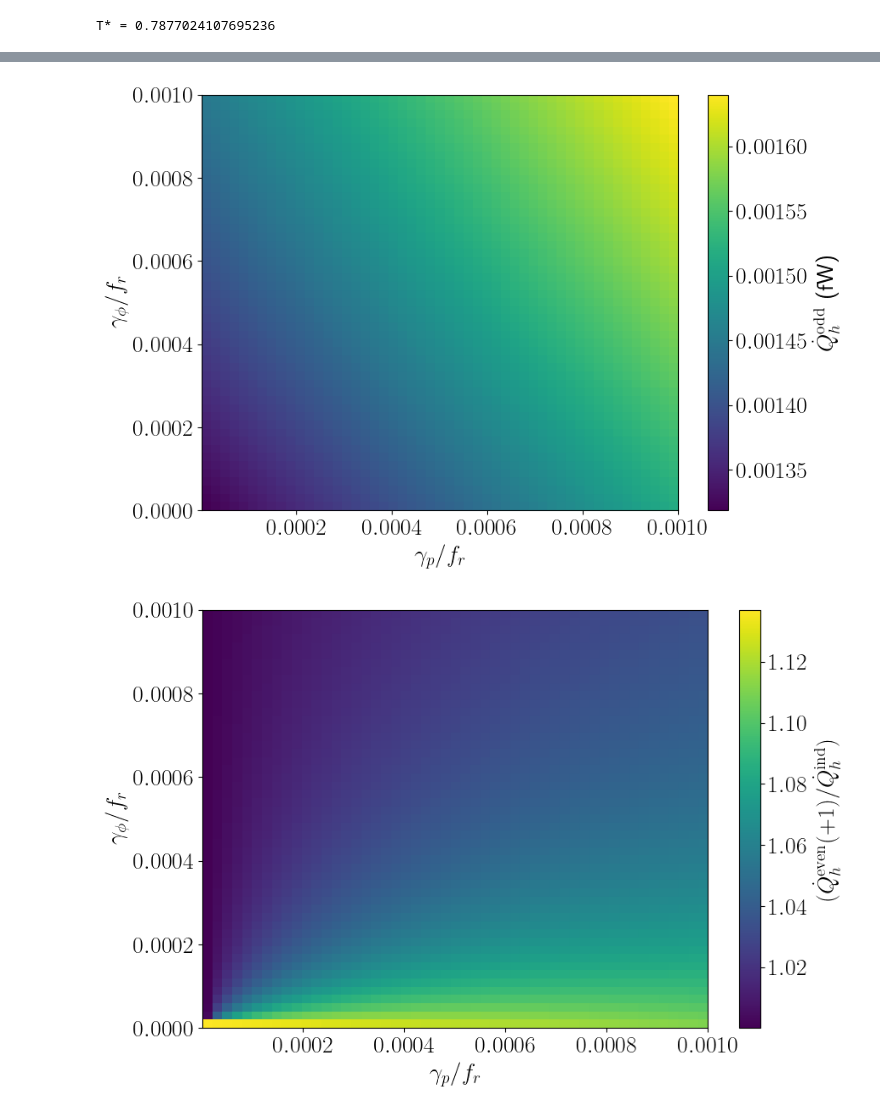
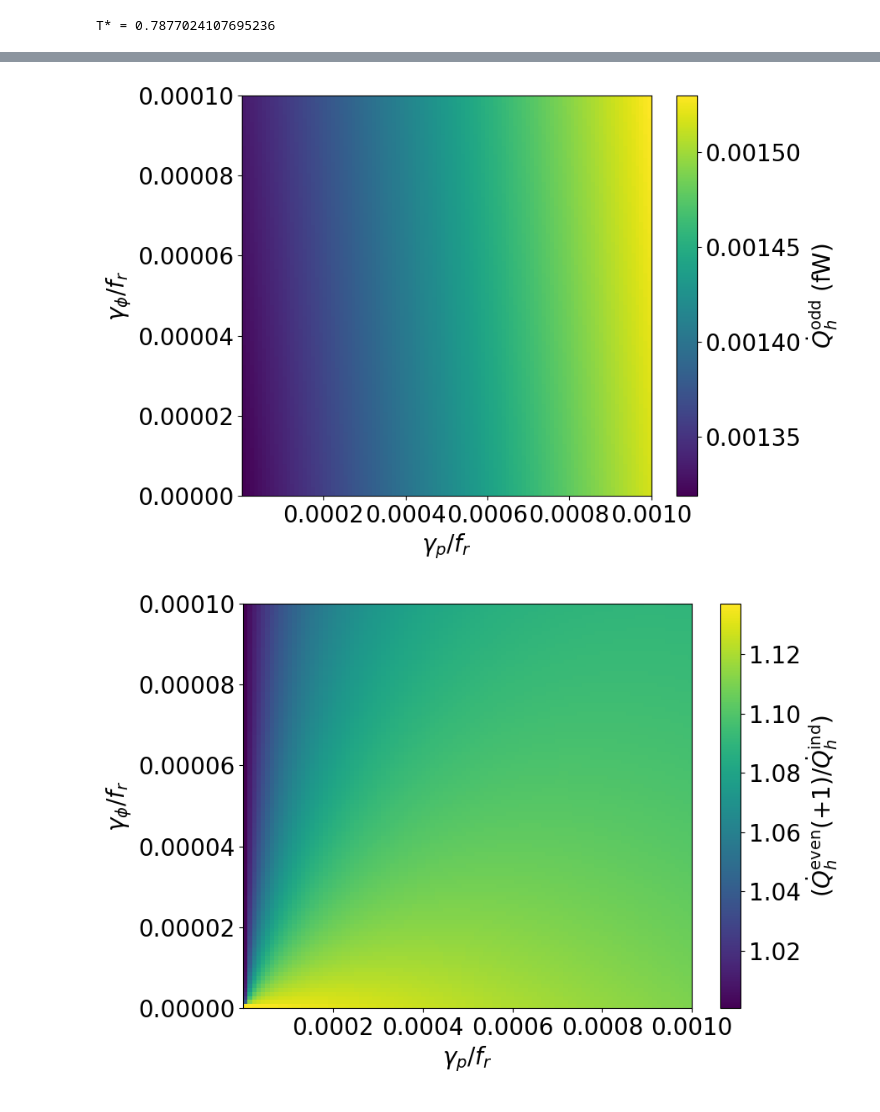
Before and after one commit to foysalx/TwoQubitHeatValve, a Jupyter notebook: Results_Even_Odd_Parity_Formulation (1).ipynb, the cells around one changed output, grey strips where cells are left out. Drawn from its saved outputs; the diff is of its cells as text; code cells hidden in the pictures.

```diff
--- a/Results_Even_Odd_Parity_Formulation (1).ipynb
+++ b/Results_Even_Odd_Parity_Formulation (1).ipynb
@@ -1171,6 +1156,6 @@ plt.show()
 # %%
 N10 = 1000
-gamma_p_10 = 0  # Parasitic bath relaxation
+gamma_p_10 = 0.001  # Parasitic bath relaxation
 gamma_deph_10  = np.linspace(0.001, 0.1, N10)  # Pure dephasing (σ_z)
 gamma_h_10 = 0.0075
 gamma_c_10 = gamma_h_10
@@ -1294,6 +1279,9 @@ Ratio_even_11 = np.zeros(N11)   # enhancement factor for even case (-1)
 Rho_coh_sup_11 = np.zeros(N11)
 Rho_coh_sub_11 = np.zeros(N11)
 Rho_coh_mup_11 = np.zeros(N11)
+Rho_tot_sup_11 = np.zeros((N11, 4, 4))
+Rho_tot_sub_11 = np.zeros((N11, 4, 4))
+Rho_tot_mup_11 = np.zeros((N11, 4, 4))
 
 
 for k, gh in enumerate(gamma_h_11):
@@ -1317,6 +1305,7 @@ for k, gh in enumerate(gamma_h_11):
         w0, Qf_11
     )
     Q_coll_sup_11[k] = QH.Current_coll(1, 1.02, rho_coll_sup, T_h_11, gh, w0, Qf_11, Jm_h, Jp_h)
+    Rho_tot_sup_11[k, :, :] = np.real(rho_coll_sup.full())
     Rho_coh_sup_11[k] = np.real(rho_coll_sup[1][2])
 
 
@@ -1331,6 +1320,7 @@ for k, gh in enumerate(gamma_h_11):
         w0, Qf_11
     )
     Q_coll_sub_11[k] = QH.Current_coll(1, 1.02, rho_coll_sub, T_h_11, gh, w0, Qf_11, Jm_h, Jp_h)
+    Rho_tot_sub_11[k, :, :] = np.real(rho_coll_sub.full())
     Rho_coh_sub_11[k] = np.real(rho_coll_sub[1][2])
 
 
@@ -1346,6 +1336,7 @@ for k, gh in enumerate(gamma_h_11):
         w0, Qf_11
     )
     Q_coll_even_11[k] = QH.Current_coll(1, 1.02, rho_coll_even_4, T_h_11, gh, w0, Qf_11, Jm_c, Jp_c)
+    Rho_tot_mup_11[k, :, :] = np.real(rho_coll_even_4.full())
     Rho_coh_mup_11[k] = np.real(rho_coll_even_4[1][2])
 
 
@@ -1475,6 +1478,6 @@ plt.show()
 # %%
-Npd = 51
-gamma_deph_pd = np.linspace(0, 0.001, Npd)  # Parasitic bath relaxation
+Npd = 101
+gamma_deph_pd = np.linspace(0, 0.001/10, Npd)  # Parasitic bath relaxation
 gamma_para_pd  = np.linspace(0.000001, 0.001, Npd)  # Pure dephasing (σ_z)
 
 # Temperatures  (ℏ = k_B = 1)
@@ -1603,6 +1606,6 @@ plt.tight_layout()
 # %%
 plt.figure(figsize=(9, 6))
-rc('text',usetex=True)
+matplotlib.rcParams['text.usetex'] = False
 
 cp = plt.imshow(
     0.662607015*(Q_coll_sub_pd.T),
@@ -1625,32 +1628,32 @@ cbar.ax.tick_params(labelsize=20)
 
 plt.tight_layout()
 # %% [output]
-[figure, old version]
+[figure, new version]
 # %%
 plt.figure(figsize=(9, 6))
-rc('text',usetex=True)
+#rc('text',usetex=True)
 
 cp = plt.imshow(
     (Ratio_sup_pd.T),
     extent=(gamma_para_pd.min(), gamma_para_pd.max(), gamma_deph_pd.min(), gamma_deph_pd.max()),
     aspect='auto',
     origin='lower'
 )
 
 plt.xticks(fontsize=20)
 plt.yticks(fontsize=20)
 
 plt.xlabel(r'$\gamma_{p}/f_r$', fontsize=20)
 plt.ylabel(r'$\gamma_{\phi}/f_r$', fontsize=20)
 
 cbar = plt.colorbar(cp)
 # Imposto la label con fontsize
 cbar.set_label(r'$(\dot Q_h^{\rm even} (+1)/\dot Q_h^{\rm ind})$', fontsize=20)
 # Regolo la dimensione dei tick
 cbar.ax.tick_params(labelsize=20)
 
 plt.tight_layout()
 # %% [output]
-[figure, old version]
+[figure, new version]
 # %%
 plt.figure(figsize=(9, 6))
```
Also changed, not shown: parts of 42 cells of this notebook, 1 other file.
